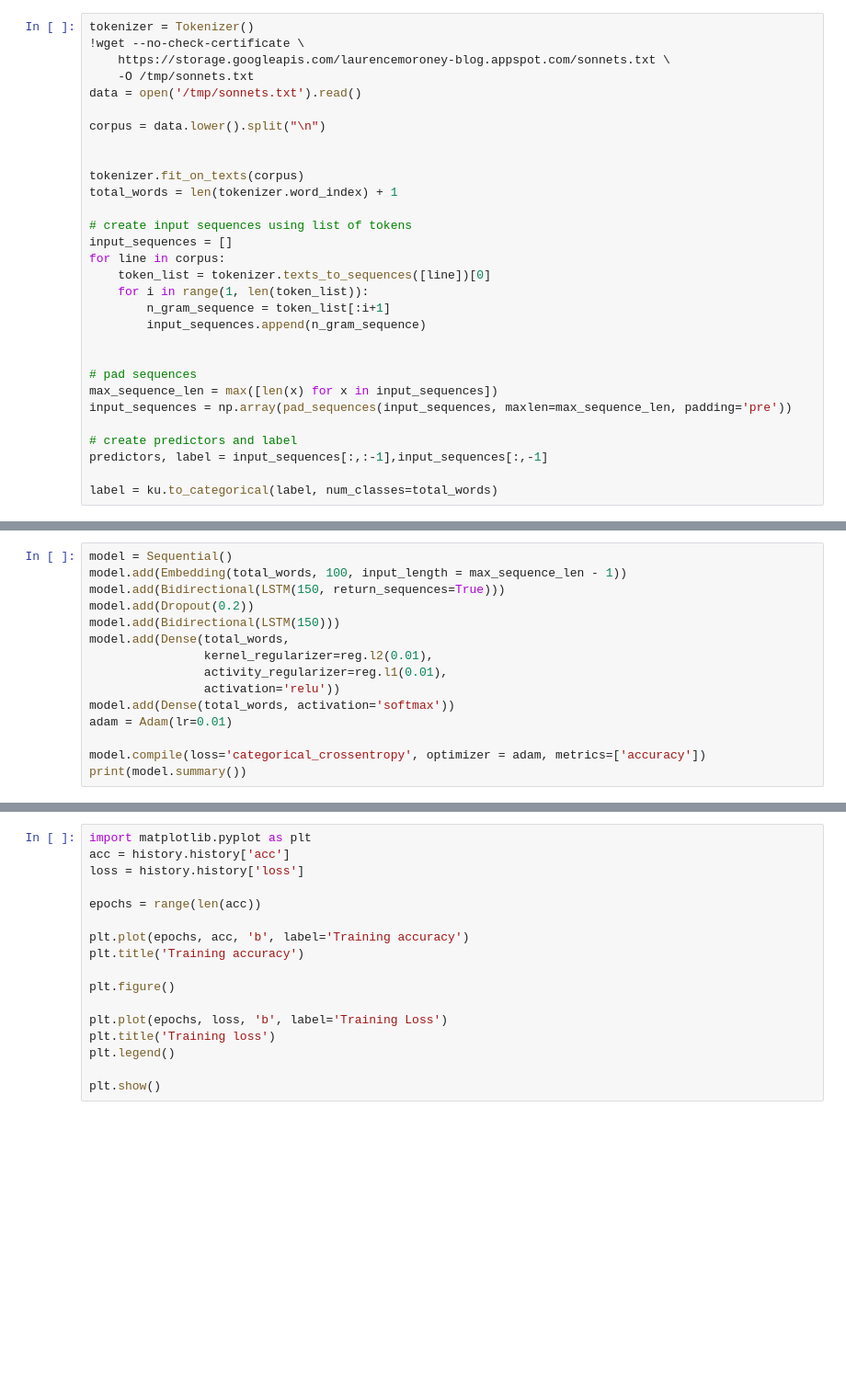
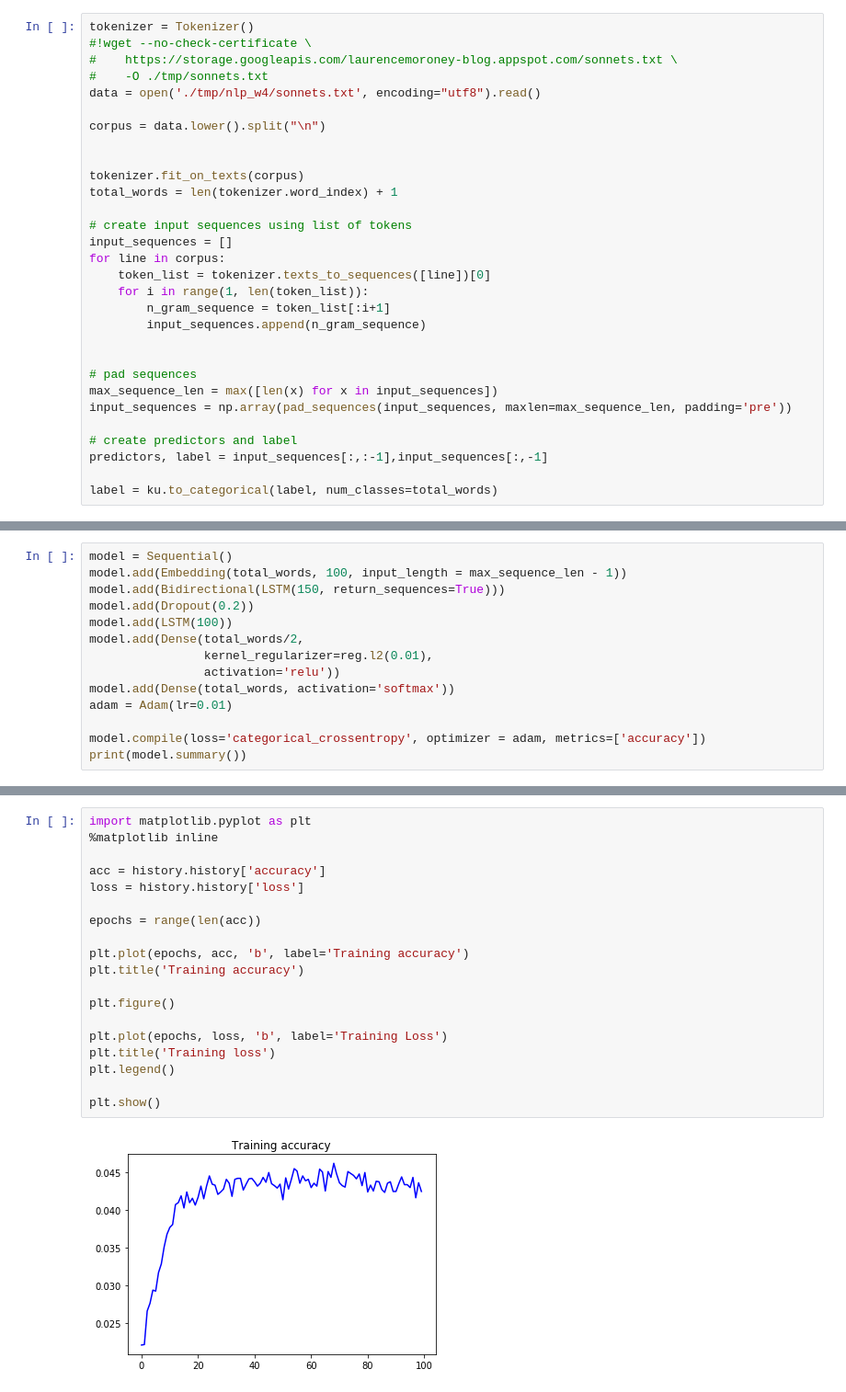
Before and after one commit to piszewc/python-deep-learning-data-science, a Jupyter notebook: deeplearing.ai/TensorFlow in Practice/Natural Language Processing in TensorFlow/Week4/NLP_Week4_Exercise_Shakespeare_Question.ipynb, the cells around one changed output, grey strips where cells are left out. Shown at 92% size. Drawn from its saved outputs; the diff is of its cells as text; blank space fills up the shorter version.

Commit message:
model update

```diff
--- a/deeplearing.ai/TensorFlow in Practice/Natural Language Processing in TensorFlow/Week4/NLP_Week4_Exercise_Shakespeare_Question.ipynb
+++ b/deeplearing.ai/TensorFlow in Practice/Natural Language Processing in TensorFlow/Week4/NLP_Week4_Exercise_Shakespeare_Question.ipynb
@@ -17,9 +14,9 @@ We recommend you upgrade now or ensure your notebook will continue to use Tensor
 # %%
 tokenizer = Tokenizer()
-!wget --no-check-certificate \
-    https://storage.googleapis.com/laurencemoroney-blog.appspot.com/sonnets.txt \
-    -O /tmp/sonnets.txt
-data = open('/tmp/sonnets.txt').read()
+#!wget --no-check-certificate \
+#    https://storage.googleapis.com/laurencemoroney-blog.appspot.com/sonnets.txt \
+#    -O ./tmp/sonnets.txt
+data = open('./tmp/nlp_w4/sonnets.txt', encoding="utf8").read()
 
 corpus = data.lower().split("\n")
 
@@ -60,10 +46,9 @@ model = Sequential()
 model.add(Embedding(total_words, 100, input_length = max_sequence_len - 1))
 model.add(Bidirectional(LSTM(150, return_sequences=True)))
 model.add(Dropout(0.2))
-model.add(Bidirectional(LSTM(150)))
-model.add(Dense(total_words,
+model.add(LSTM(100))
+model.add(Dense(total_words/2,
                 kernel_regularizer=reg.l2(0.01),
-                activity_regularizer=reg.l1(0.01),
                 activation='relu'))
 model.add(Dense(total_words, activation='softmax'))
 adam = Adam(lr=0.01)
@@ -111,17 +96,21 @@ Epoch 18/100
 # %%
 import matplotlib.pyplot as plt
-acc = history.history['acc']
+%matplotlib inline
+
+acc = history.history['accuracy']
 loss = history.history['loss']
 
 epochs = range(len(acc))
 
 plt.plot(epochs, acc, 'b', label='Training accuracy')
 plt.title('Training accuracy')
 
 plt.figure()
 
 plt.plot(epochs, loss, 'b', label='Training Loss')
 plt.title('Training loss')
 plt.legend()
 
 plt.show()
+# %% [output]
+[figure, added]
```
Also changed, not shown: parts of 6 cells of this notebook.
